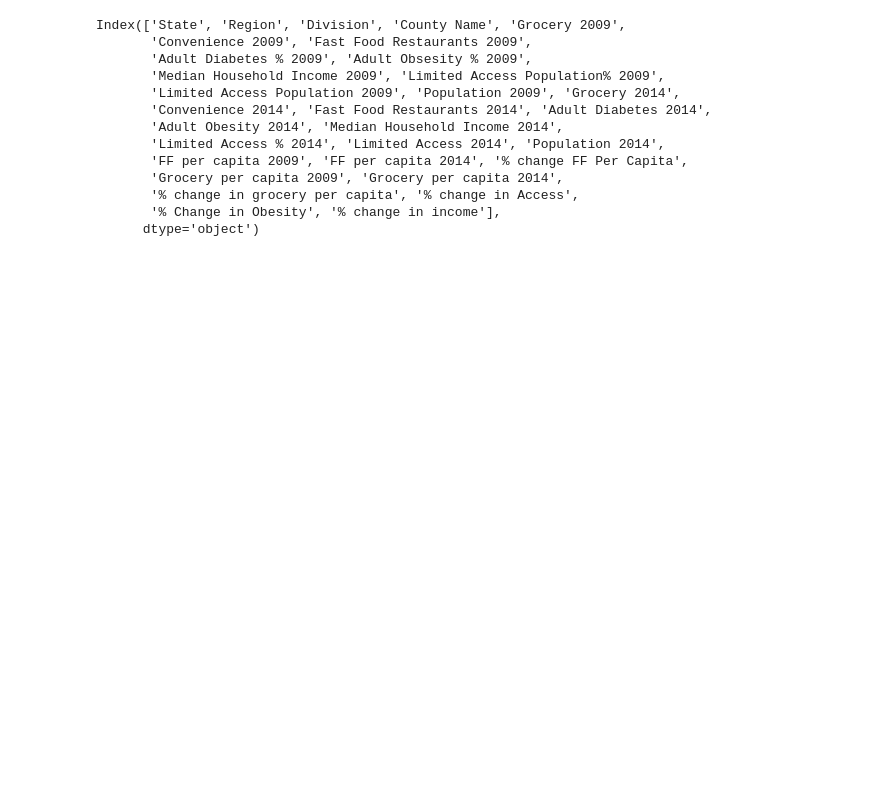
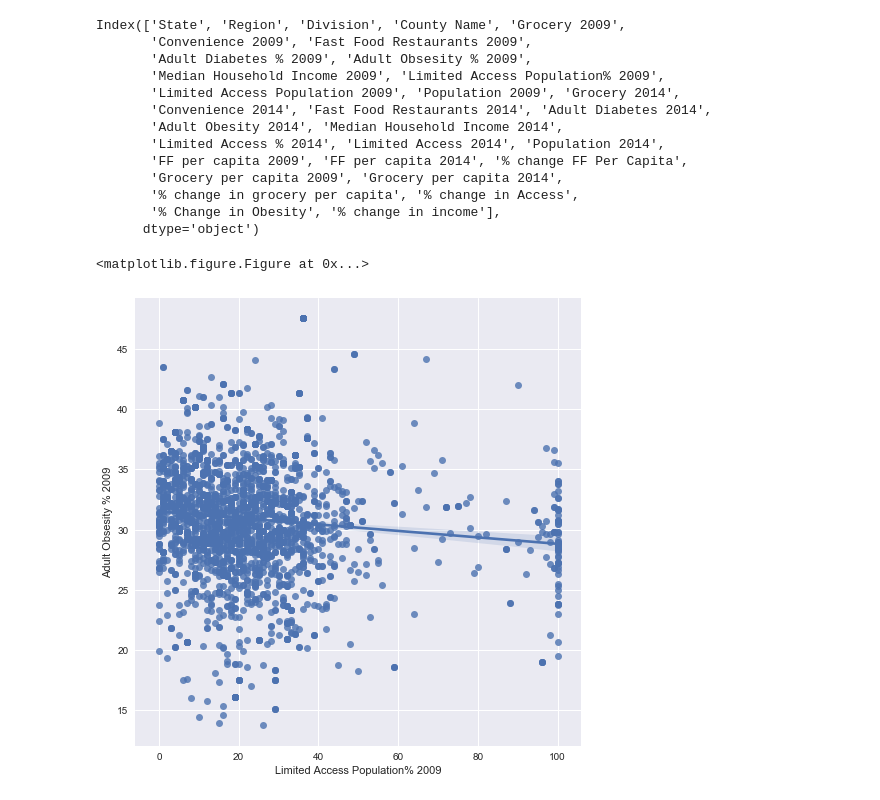
Before and after one commit to MBenner12/FoodDeserts-Project-, a Jupyter notebook: JJ_Food Desert.ipynb, the cells around one changed output. Saved outputs shown, nothing was run; the diff lists cells and outputs as text; code cells hidden in the pictures; blank space fills up the shorter version.

```diff
--- a/JJ_Food Desert.ipynb
+++ b/JJ_Food Desert.ipynb
@@ -41,3 +30,18 @@ Index(['State', 'Region', 'Division', 'County Name', 'Grocery 2009',
        '% change in grocery per capita', '% change in Access',
        '% Change in Obesity', '% change in income'],
       dtype='object')
+# %%
+import seaborn as sns
+sns.set()
+
+# Household income against Limited Access
+g = sns.lmplot(x="Limited Access Population% 2009", y="Adult Obsesity % 2009", truncate=True, size=7, data=desert_csv_df)
+plt.show()
+
+#
+
+#save png
+plt.savefig("Access_v_Health_2009.png")
+# %% [output]
+<matplotlib.figure.Figure at 0x...>
+[figure, added]
```
Also changed, not shown: parts of 34 cells of this notebook.
